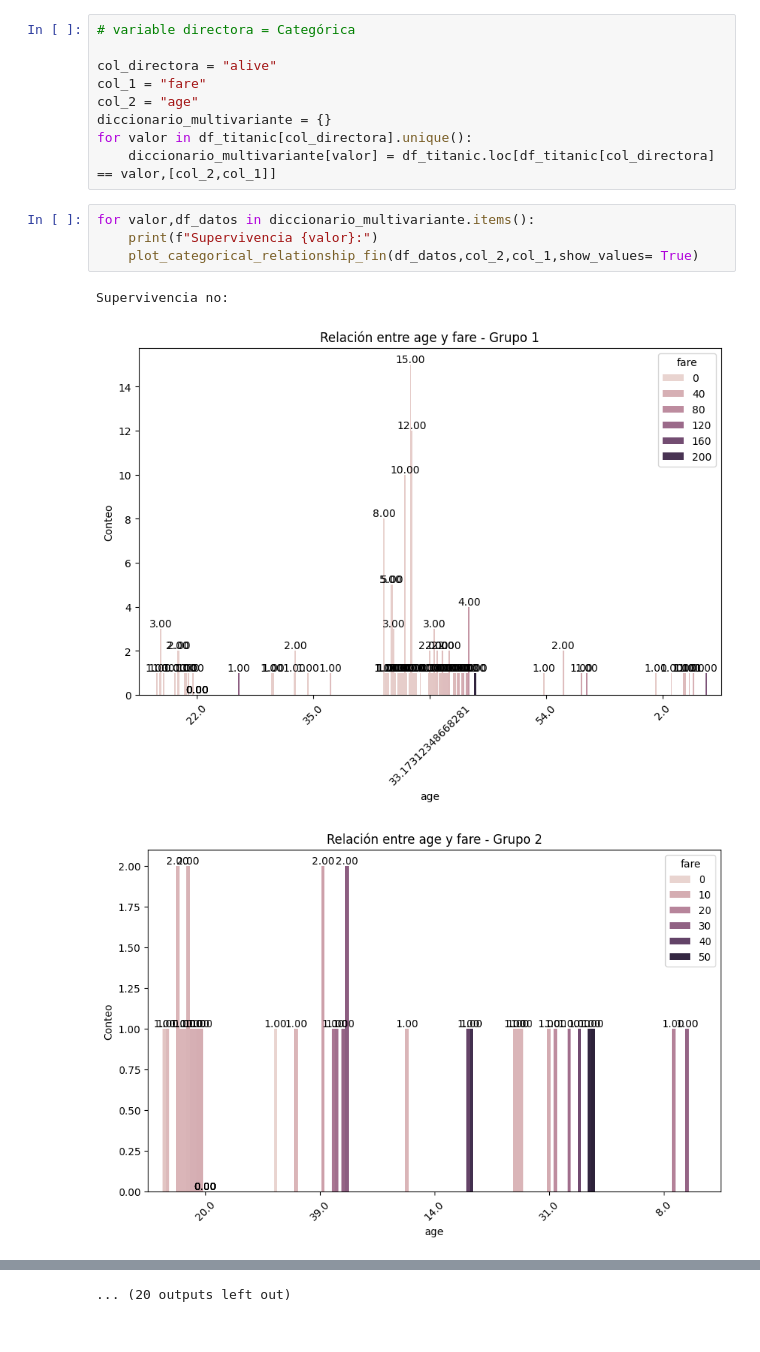
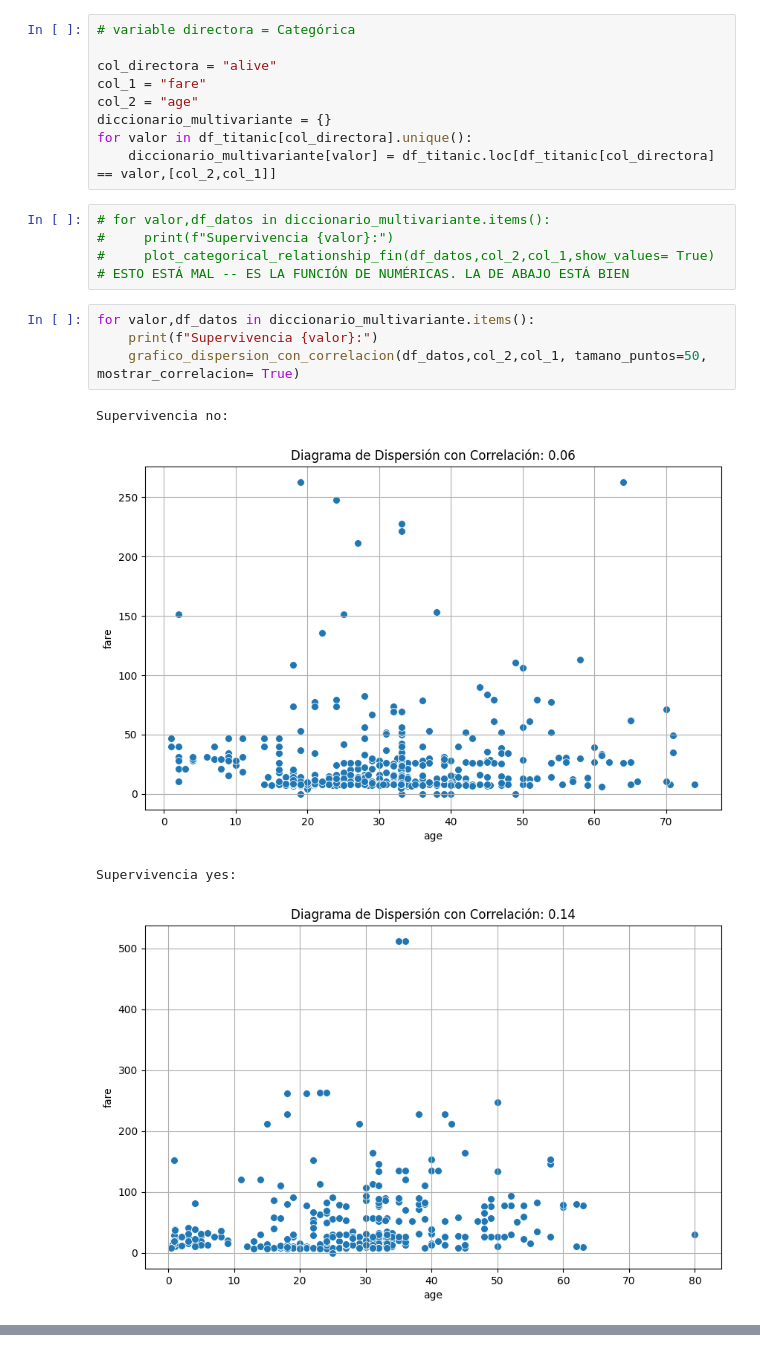
Before and after one commit to laurasalaslozano/repo-lsalas-ejercicios-ds, a Jupyter notebook: Sprint_07/Unidad_02_Estadistica_Descriptiva_Multivariante/03_Practica_Obligatoria/18_Practica_Obligatoria_Multivariante.ipynb, the cells around one changed output, grey strips where cells are left out. Saved outputs shown, nothing was run; the diff lists cells and outputs as text.

```diff
--- a/Sprint_07/Unidad_02_Estadistica_Descriptiva_Multivariante/03_Practica_Obligatoria/18_Practica_Obligatoria_Multivariante.ipynb
+++ b/Sprint_07/Unidad_02_Estadistica_Descriptiva_Multivariante/03_Practica_Obligatoria/18_Practica_Obligatoria_Multivariante.ipynb
@@ -729,11 +853,16 @@ col_2 = "age"
 diccionario_multivariante = {}
 for valor in df_titanic[col_directora].unique():
     diccionario_multivariante[valor] = df_titanic.loc[df_titanic[col_directora] == valor,[col_2,col_1]]
+# %%
+# for valor,df_datos in diccionario_multivariante.items():
+#     print(f"Supervivencia {valor}:")
+#     plot_categorical_relationship_fin(df_datos,col_2,col_1,show_values= True) # ESTO ESTÁ MAL -- ES LA FUNCIÓN DE NUMÉRICAS. LA DE ABAJO ESTÁ BIEN
 # %%
 for valor,df_datos in diccionario_multivariante.items():
     print(f"Supervivencia {valor}:")
-    plot_categorical_relationship_fin(df_datos,col_2,col_1,show_values= True)
+    grafico_dispersion_con_correlacion(df_datos,col_2,col_1, tamano_puntos=50, mostrar_correlacion= True)
 # %% [output]
 Supervivencia no:
-[figure, old version]
+[figure, new version]
+Supervivencia yes:
-[figure, old version]
+[figure, new version]
@@ -749 +868,0 @@ Supervivencia no:
-... (20 outputs left out)
```
Also changed, not shown: parts of 22 cells of this notebook, 9 other files.
